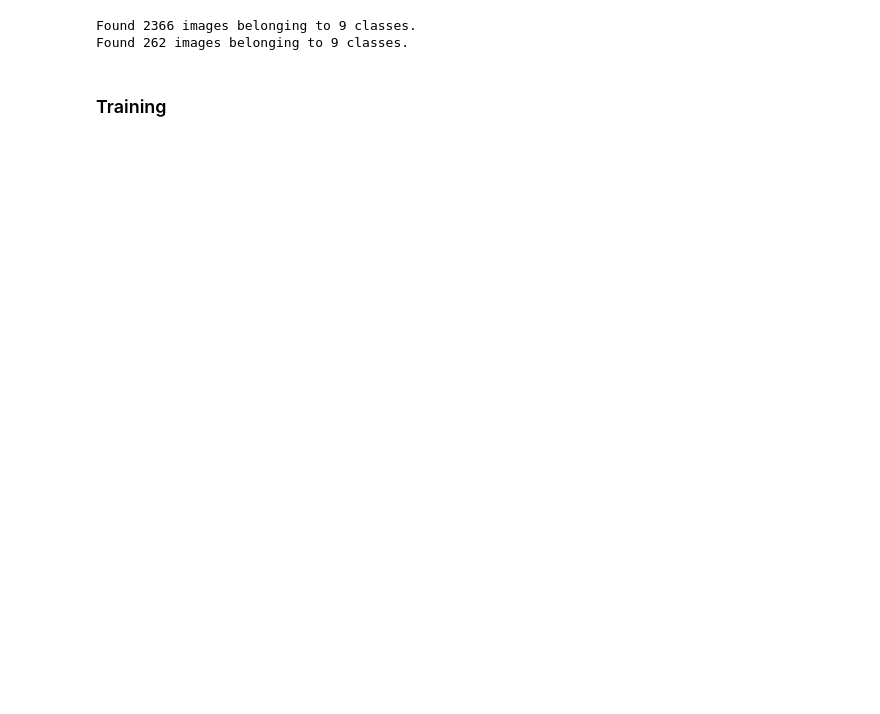
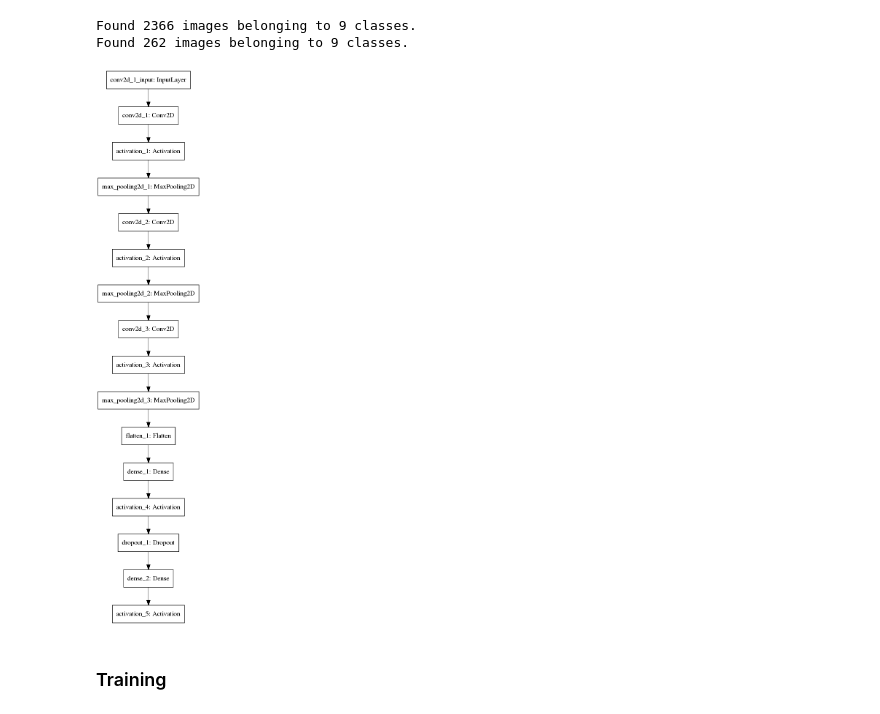
Before and after one commit to danfergo/garment2, a Jupyter notebook: experiments/Experiment 1 - Hello World.ipynb, the cells around one changed output. Saved outputs shown, nothing was run; the diff lists cells and outputs as text; code cells hidden in the pictures; blank space fills up the shorter version.

```diff
--- a/experiments/Experiment 1 - Hello World.ipynb
+++ b/experiments/Experiment 1 - Hello World.ipynb
@@ -75,3 +70,11 @@ from IPython.core.display import Image, display
+# %%
+from keras.utils import plot_model
+from IPython.display import Image
+
+plot_model(model, to_file='model.png')
+Image(filename='model.png')
+# %% [output]
+[figure, added]
 # %% [markdown]
 ### Training
 # %%
```
Also changed, not shown: parts of 8 cells of this notebook, 1 other file.
